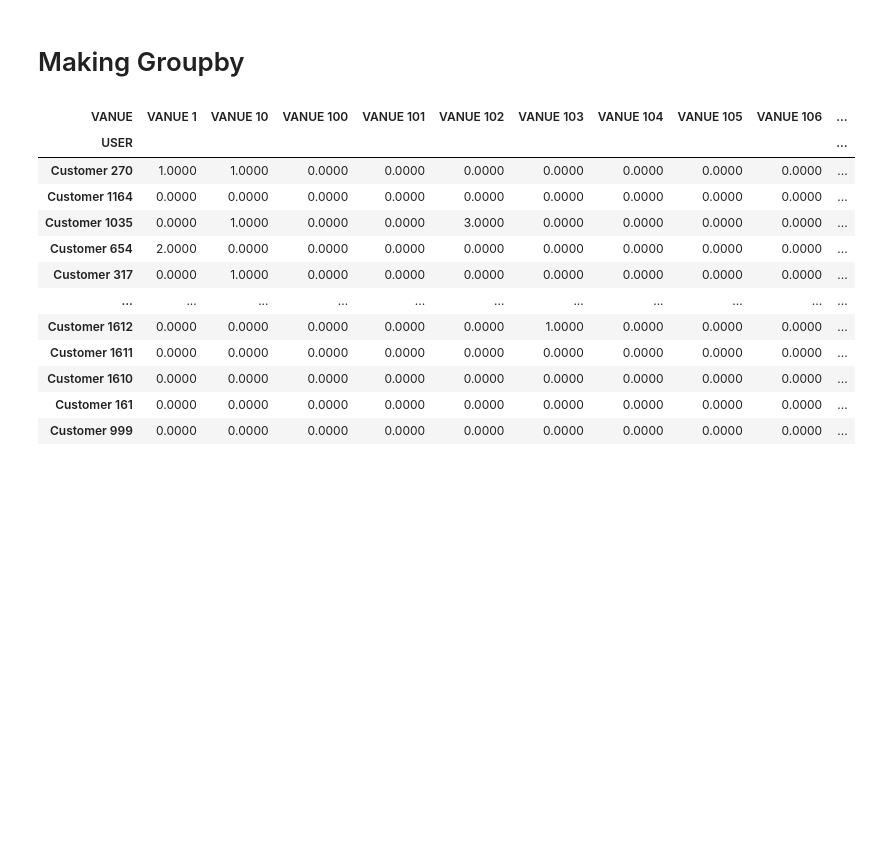
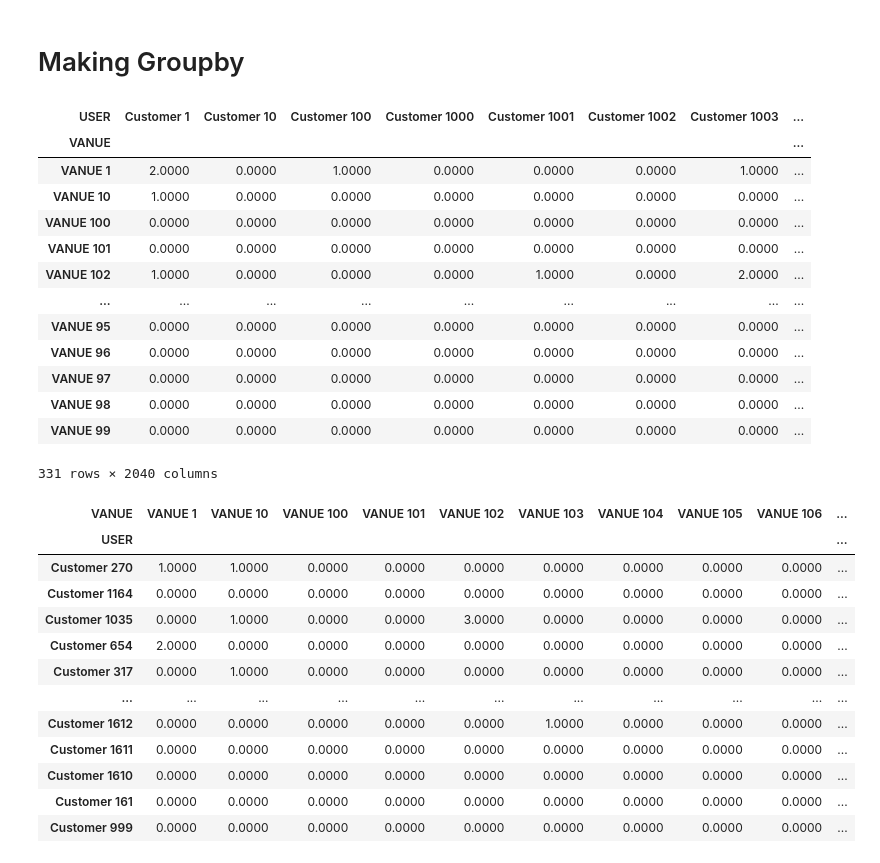
Before and after one commit to FransiscoReadyPermana/Food-Delivery, a Jupyter notebook: python/1.ipynb, the cells around one changed output. Saved outputs shown, nothing was run; the diff lists cells and outputs as text; code cells hidden in the pictures; blank space fills up the shorter version.

```diff
--- a/python/1.ipynb
+++ b/python/1.ipynb
@@ -245,5 +247,22 @@ dtype: object
 # %% [markdown]
 # Making Groupby
+# %%
+df.groupby([ 'VANUE', 'USER']).size().unstack().fillna(0)
+# %% [output]
+| USER | Customer 1 | Customer 10 | Customer 100 | Customer 1000 | Customer 1001 | Customer 1002 | Customer 1003 | ... |
+| VANUE |  |  |  |  |  |  |  | ... |
+| VANUE 1 | 2.0000 | 0.0000 | 1.0000 | 0.0000 | 0.0000 | 0.0000 | 1.0000 | ... |
+| VANUE 10 | 1.0000 | 0.0000 | 0.0000 | 0.0000 | 0.0000 | 0.0000 | 0.0000 | ... |
+| VANUE 100 | 0.0000 | 0.0000 | 0.0000 | 0.0000 | 0.0000 | 0.0000 | 0.0000 | ... |
+| VANUE 101 | 0.0000 | 0.0000 | 0.0000 | 0.0000 | 0.0000 | 0.0000 | 0.0000 | ... |
+| VANUE 102 | 1.0000 | 0.0000 | 0.0000 | 0.0000 | 1.0000 | 0.0000 | 2.0000 | ... |
+| ... | ... | ... | ... | ... | ... | ... | ... | ... |
+| VANUE 95 | 0.0000 | 0.0000 | 0.0000 | 0.0000 | 0.0000 | 0.0000 | 0.0000 | ... |
+| VANUE 96 | 0.0000 | 0.0000 | 0.0000 | 0.0000 | 0.0000 | 0.0000 | 0.0000 | ... |
+| VANUE 97 | 0.0000 | 0.0000 | 0.0000 | 0.0000 | 0.0000 | 0.0000 | 0.0000 | ... |
+| VANUE 98 | 0.0000 | 0.0000 | 0.0000 | 0.0000 | 0.0000 | 0.0000 | 0.0000 | ... |
+| VANUE 99 | 0.0000 | 0.0000 | 0.0000 | 0.0000 | 0.0000 | 0.0000 | 0.0000 | ... |
+331 rows × 2040 columns
 # %%
 df.groupby(['USER', 'VANUE']).size().unstack().fillna(0).sort_values(by='VANUE 107', ascending=False)
 # %% [output]
```
Also changed, not shown: parts of 4 cells of this notebook, 3 other files.
